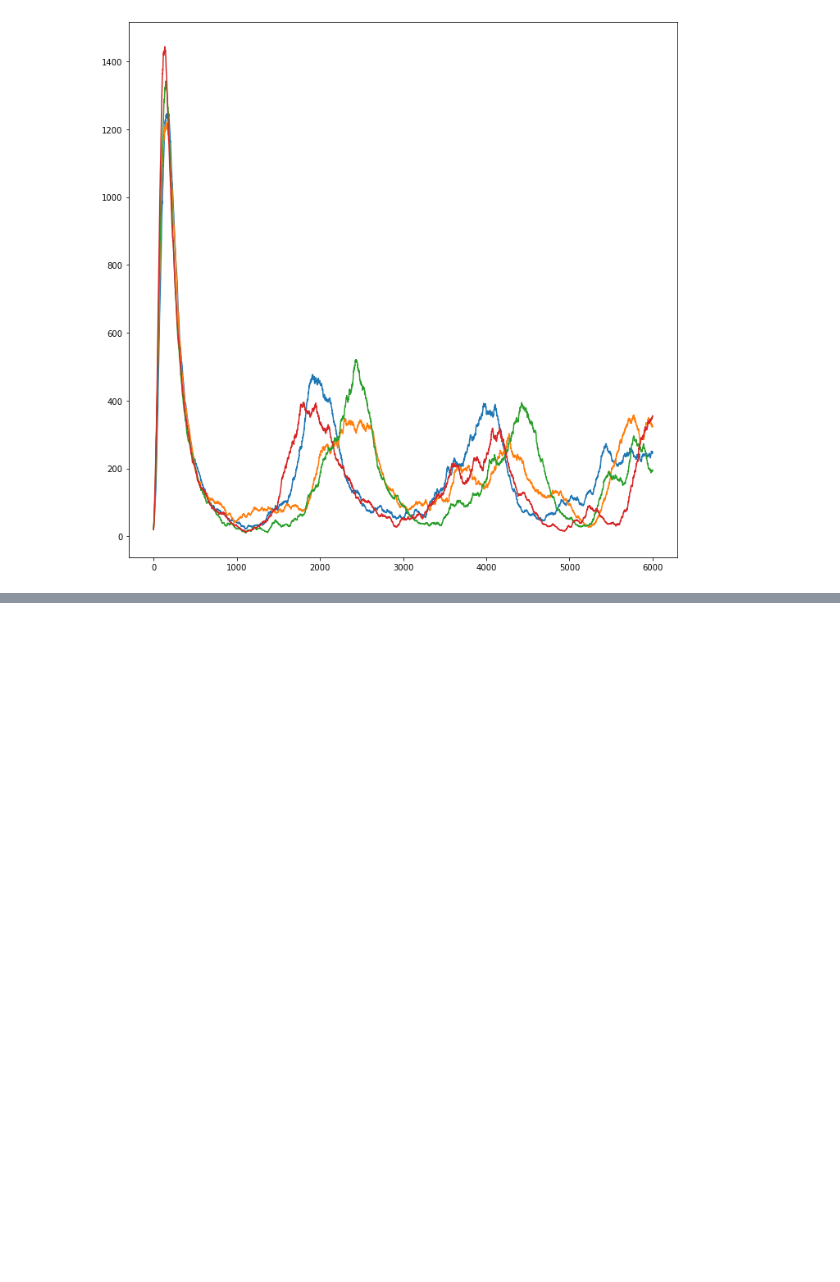
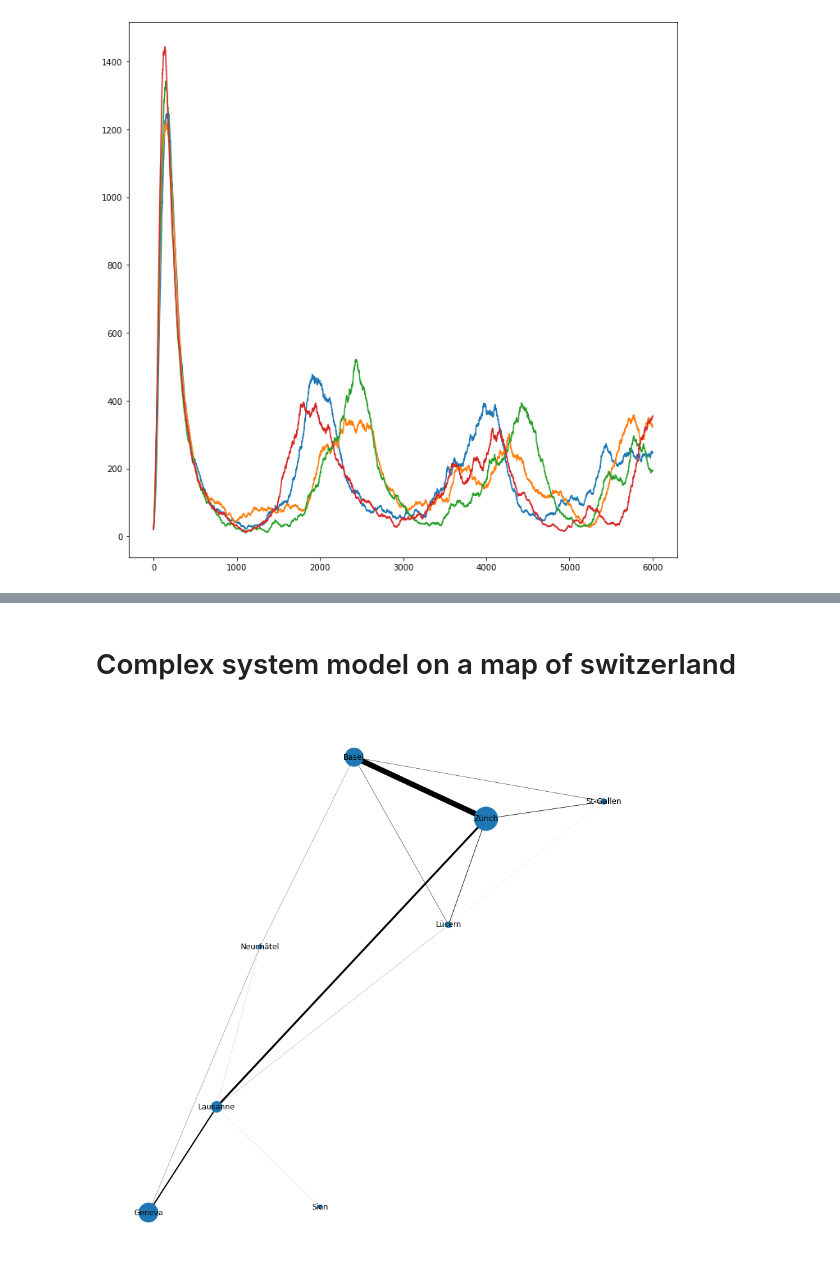
Before and after one commit to RenardDesNeiges/EpidemicsSimulator, a Jupyter notebook: dynamics_epidemics.ipynb, the cells around one changed output, grey strips where cells are left out. Saved outputs shown, nothing was run; the diff lists cells and outputs as text; code cells hidden in the pictures; blank space fills up the shorter version.

```diff
--- a/dynamics_epidemics.ipynb
+++ b/dynamics_epidemics.ipynb
@@ -58,0 +157,62 @@ plt.show()
+# %% [markdown]
+# Complex system model on a map of switzerland
+# %%
+""" Generate a map of switzerland that will be used for the simulation """
+def swiss_map():
+    G = nx.Graph()
+    edgelist = [['Lausanne', 'Geneva'],
+                ['Lausanne', 'Sion'],
+                ['Lausanne', 'Neuchâtel'],
+                ['Lausanne', 'Lücern'],
+                ['Lausanne', 'Zürich'],
+                ['Neuchâtel', 'Geneva'],
+                ['Lücern', 'Zürich'],
+                ['Basel', 'Zürich'],
+                ['Lücern', 'Basel'],
+                ['Neuchâtel', 'Basel'],
+                ['Lücern', 'Basel'],
+                ['Lücern', 'St-Gallen'],
+                ['St-Gallen', 'Basel'],
+                ['St-Gallen', 'Zürich'],
+                ['Zürich', 'Lücern'],
+                ]
+    G.add_edges_from(edgelist)
+    pos_map = {
+        'Lausanne' : [6.626393296716787, 46.518765787059046],
+        'Geneva' : [6.14185680296182, 46.20467073463686],
+        'Sion' : [7.3587443397914445, 46.221903594420475],
+        'Neuchâtel' : [6.933318411985289, 46.99367088694453],
+        'Basel' : [7.60098486359839, 47.55666918341509],
+        'Lücern' : [8.271663727816637, 47.05907429589356],
+        'St-Gallen' : [9.373844556707795, 47.425290724323155],
+        'Zürich' : [8.53773996932072, 47.37392435028808],
+    }
+    #populations
+    G.nodes['Lausanne']['n'] = 295000
+    G.nodes['Geneva']['n'] = 900000
+    G.nodes['Sion']['n'] = 34978
+    G.nodes['Neuchâtel']['n'] = 44531
+    G.nodes['Basel']['n'] = 830000
+    G.nodes['Lücern']['n'] = 82000
+    G.nodes['St-Gallen']['n'] = 76213
+    G.nodes['Zürich']['n'] = 1354000
+    #s,i,r normalized values (everybody is suceptible, nobody's infected)
+    nx.set_node_attributes(G, 1., "s")
+    nx.set_node_attributes(G, 0., "i")
+    nx.set_node_attributes(G, 0., "r")
+
+    s = np.sum([g.nodes[n]['n'] for n in G.nodes()])
+
+    for e in edgelist:
+        tau = 10*(G.nodes[e[0]]['n'] * G.nodes[e[1]]['n'])/s**2
+        G.edges[e]['t'] = tau
+
+    return G,pos_map
+
+G, pos = swiss_map()
+nx.draw(G,with_labels=True,
+        pos=pos,
+        node_size=[G.nodes[n]['n']/1000 for n in G.nodes()],
+        width=[G.edges[e]['t']*10 for e in G.edges()])
+# %% [output]
+[figure, added]
```
Also changed, not shown: parts of 7 cells of this notebook, 1 other file.
